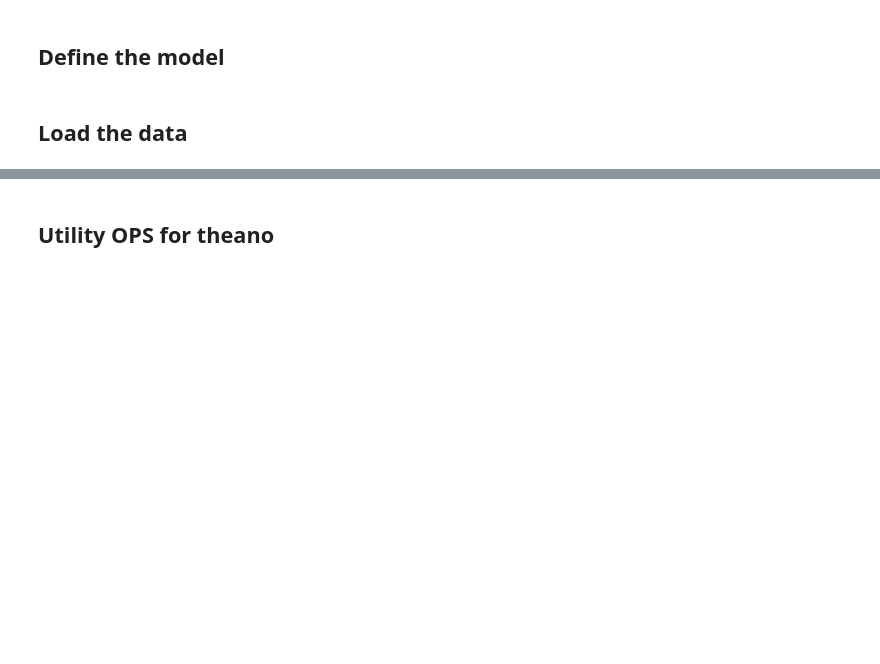
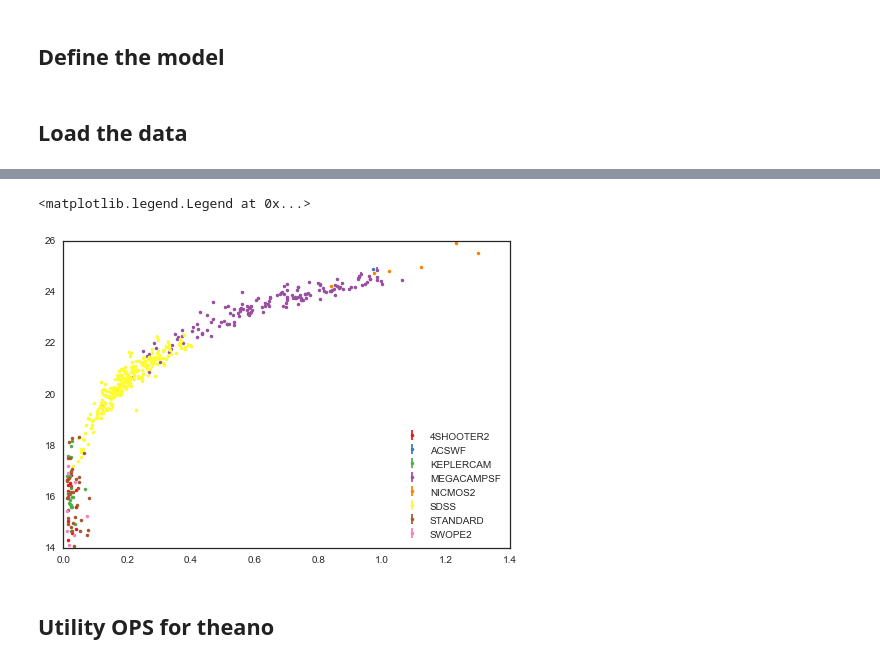
Before and after one commit to drJfunk/supernova, a Jupyter notebook: Standard Fit.ipynb, the cells around one changed output, grey strips where cells are left out. Cells and saved outputs as stored; diff of their text form; code cells hidden in the pictures; blank space fills up the shorter version.

```diff
--- a/Standard Fit.ipynb
+++ b/Standard Fit.ipynb
@@ -50,16 +75,3 @@ data=map(lambda f: sncosmo.io.read_lc(f, format='salt2') ,sdssLCfiles)
 tStarts = map(lambda x: x['Date'][0],data )
 
 nData = len(data)
-# %%
-def preProcessData(data,model):
-    new_column = Column(data=['jla_sdss%s'%a[-1] for a in data['Filter']], name='Filter', dtype='S20')
-    data.remove_column('Filter')
-    data.add_column(new_column)
-    datum = copy.deepcopy(data)
-    #datum['Filter'] = ['sdss%s'%a[-1] for a in datum['Filter']]
-    datum['MagSys'] = ['ab' for a in datum['MagSys']]
-    datum['Date'] = datum['Date'] -datum['Date'][0]
-    #datum = sncosmo.photdata.standardize_data(datum)
-    #datum = sncosmo.photdata.normalize_data(datum)
-    #datum = sncosmo.fitting.cut_bands(datum,salt)
-    return datum
@@ -112,0 +179,9 @@ plot(zGrid,spefCosmo.distmod(zGrid).value-19,'r')
+# %%
+pal=sns.color_palette('Set1',8)
+cols={}
+for i,s in enumerate(unique(survery)):
+    cols[s]=pal[i]
+# %%
+survery = array(survery)
+
+shoot4 = survery == 'STANDARD'
@@ -113,2 +247,19 @@ plot(zGrid,spefCosmo.distmod(zGrid).value-19,'r')
+# %%
+zGrid = linspace(0.,1.45)
+
+for sur in unique(survery):
+
+    tt= survery[filt] == sur
+
+
+    errorbar(allZ[filt][tt],muB[filt][tt],yerr=muBerr[filt][tt],fmt='.',color=cols[sur],label=sur)
+
+#errorbar(allZ,jlaSet['mb'],yerr=jlaSet['dmb'],fmt='.',color='k')
+legend(loc=4)
+#spefCosmo = cosmology.FlatLambdaCDM(H0=72., Om0=0.3)
+#plot(zGrid,spefCosmo.distmod(zGrid).value-19.1,'r')
+# %% [output]
+<matplotlib.legend.Legend at 0x...>
+[figure, added]
 # %% [markdown]
 ## Utility OPS for theano
```
Also changed, not shown: parts of 68 cells of this notebook, 4 other files.
